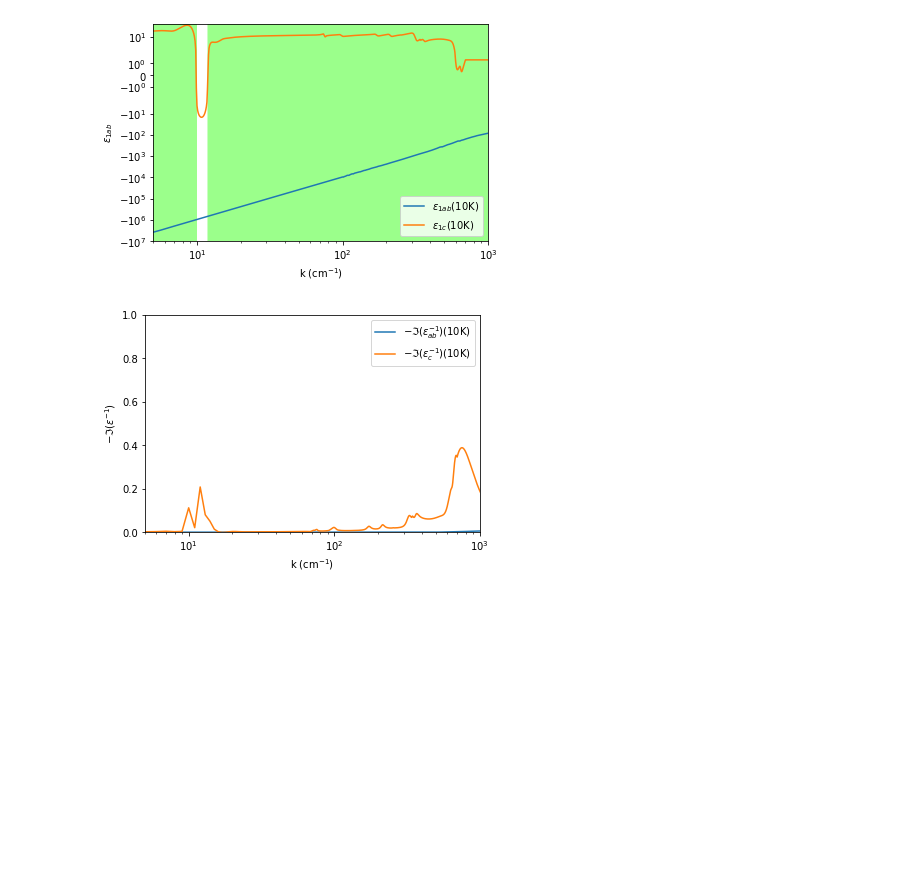
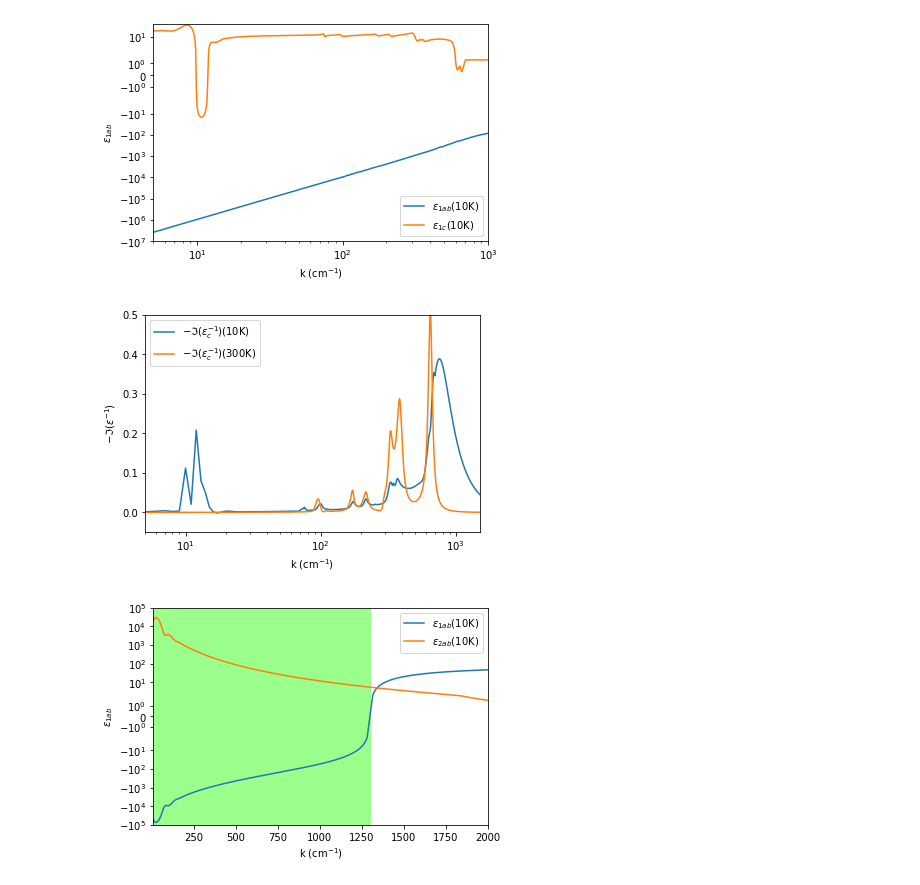
Before and after one commit to meberko/CSV-analysis, a Jupyter notebook: Plotting Optical Constants.ipynb, the cells around one changed output. Drawn from its saved outputs; the diff is of its cells as text; code cells hidden in the pictures; blank space fills up the shorter version.

Commit message:
adding new BSCCO optical constants with JPR at 10cm-1

```diff
--- a/Plotting Optical Constants.ipynb
+++ b/Plotting Optical Constants.ipynb
@@ -48,12 +63,14 @@ calculate_loss(data)
 # %%
-def plot_opt_consts(data,opt_consts=['e1ab'],temps = None,axis=None, save=False, logx=False, logy=False):
+def plot_opt_consts(data,opt_consts=['e1ab'],
+                    temps = None,axis=None, save=False, show_hyperbolic=False,
+                    logx=False, logy=False):
     NAME_DICT = { 'e1ab': '\epsilon_{1ab}', 'e2ab': '\epsilon_{2ab}', 'e1c': '\epsilon_{1c}', 'e2c': '\epsilon_{2c}'}
     fig = plt.figure()
     ocs = []
     if logx:
         plt.xscale('log')
     if logy:
-        plt.yscale('symlog')
+        plt.yscale('symlog', linthresh=1e-1)
     if temps is None:
         temps = data.keys()
     for temp in temps:
@@ -68,14 +85,15 @@ def plot_opt_consts(data,opt_consts=['e1ab'],temps = None,axis=None, save=False,
     plt.legend()
     plt.xlabel("k (cm$^{-1}$)")
     plt.ylabel("${}$".format(NAME_DICT[opt_consts[0]]))
-    plt.fill_between(x_interp,-1e7,40, color="#9BFF8B", where=ocs[0]*ocs[1]<0)
+    if show_hyperbolic:
+        plt.fill_between(x_interp,-1e5,1e5, color="#9BFF8B", where=ocs[0]*ocs[1]<0)
     if axis is not None:
         plt.axis(axis)
     fname = "{}_{}.png".format('_'.join(opt_consts), '_'.join(temps))
     if save:
         plt.savefig(fname, dpi=300)
 # %%
-def plot_loss(data, directions=['ab'], temps=None, axis=None, save=False, logx=False, logy=False):
+def plot_loss(data, directions=['ab'], temps=None, axis=None, save=False, logx=False, logy=False, interp=False):
     fig = plt.figure()
     if logx:
         plt.xscale('log')
@@ -86,7 +104,14 @@ def plot_loss(data, directions=['ab'], temps=None, axis=None, save=False, logx=F
     for temp in temps:
         for direction in directions:
             lab = '$-\Im(\epsilon_{'+direction+'}^{-1})$('+temp+')'
-            plt.plot(data[temp]['k_e1'+direction], data[temp]["loss_"+direction], label=lab)
+            x_data = data[temp]['k_e1'+direction]
+            y_data = data[temp]["loss_"+direction]
+            f_interp = interp1d(x_data, y_data, kind="cubic")
+            x_interp = np.linspace(np.min(x_data), np.max(x_data), 2*len(x_data))
+            if interp:
+                plt.plot(x_interp, f_interp(x_interp), label=lab)
+            else:
+                plt.plot(x_data, y_data, label=lab)
 
     plt.legend()
     plt.xlabel("k (cm$^{-1}$)")
@@ -97,11 +122,27 @@ def plot_loss(data, directions=['ab'], temps=None, axis=None, save=False, logx=F
     if save:
         plt.savefig(fname, dpi=300)
 # %%
-plot_opt_consts(data, opt_consts=['e1ab','e1c'], temps=['10K'], axis=[5,1000,-1e7,40], logx=True, logy=True, save=True)
-plot_loss(data, directions=['ab','c'], temps=['10K'], axis=[5,1000,0,1], logx=True, save = False)
+plot_opt_consts(BSCCO_data,
+                opt_consts=['e1ab','e1c'], temps=['10K'],
+                axis=[5,1000,-1e7,40],
+                logx=True, logy=True,
+                save=False)
+
+plot_loss(BSCCO_data,
+          directions=['c'], temps=['10K', '300K'],
+          axis=[5,1500,-0.05,0.5],
+          logx=True, logy=False,
+          save = True)
+
+plot_opt_consts(DyBCO_data,
+                opt_consts=['e1ab','e2ab'], temps=['10K'],
+                axis=[10,2000,-1e5,1e5],
+                logx=False, logy=True,
+                save=False, show_hyperbolic=True)
 # %% [output]
-[figure, old version]
+[figure, new version]
-[figure, old version]
+[figure, new version]
+[figure, added]
 # %%
 def save_data(data, source='', material='BSCCO', opt_consts = ['e1ab'], temps = None):
     if temps is None:
```
Also changed, not shown: parts of 3 cells of this notebook, 5 other files.
